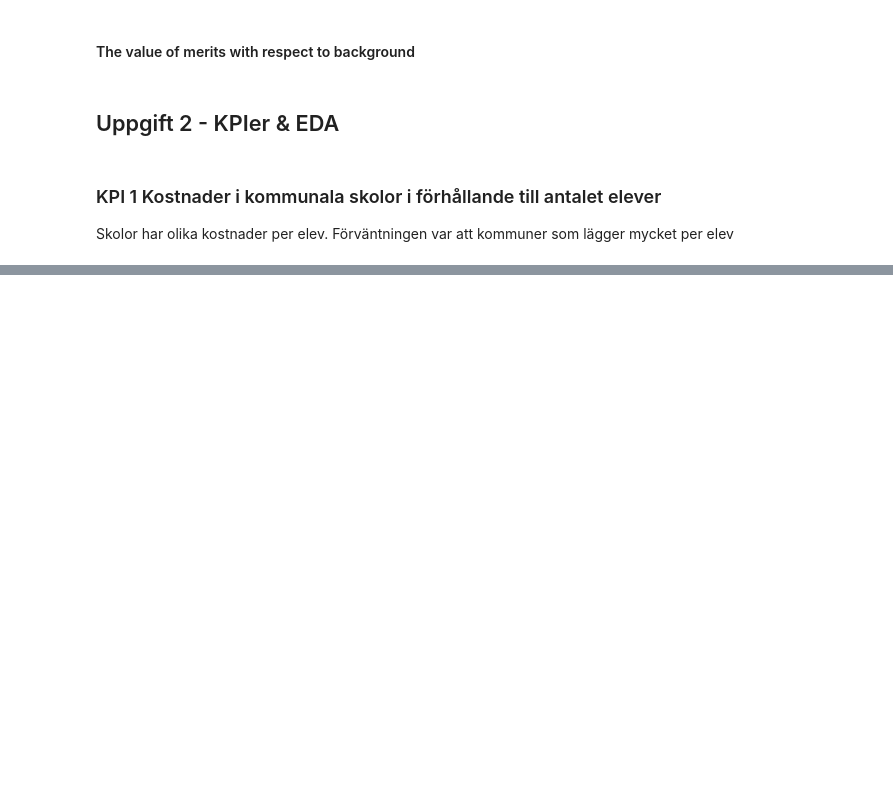
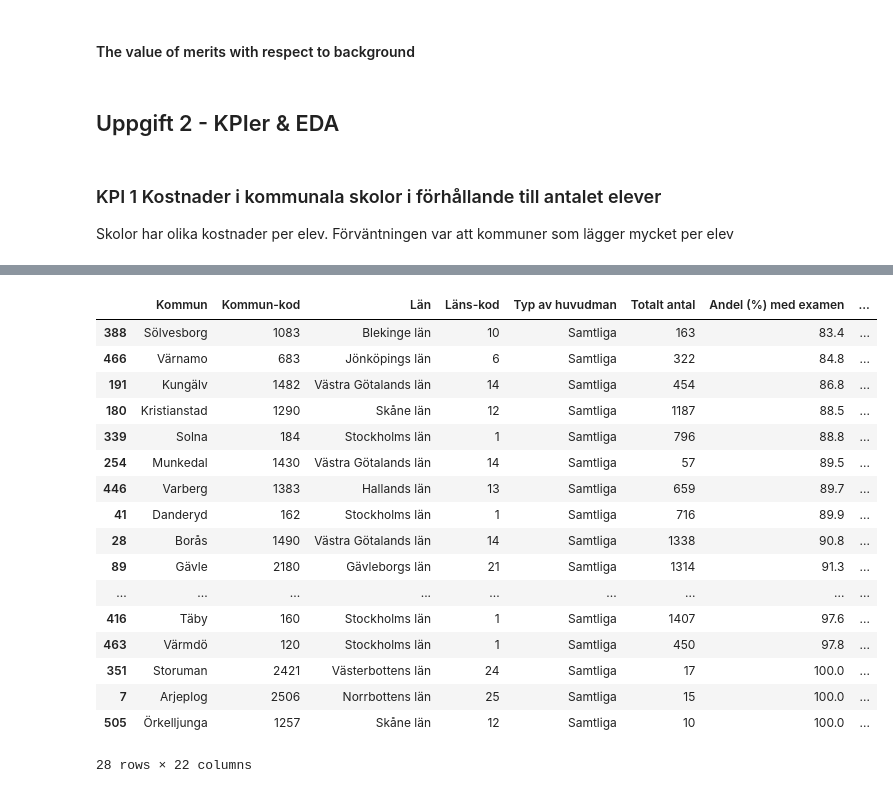
Before and after one commit to danlundh67/PISA-data-processing, a Jupyter notebook: pisa.ipynb, the cells around one changed output, grey strips where cells are left out. Cells and saved outputs as stored; diff of their text form; code cells hidden in the pictures; blank space fills up the shorter version.

```diff
--- a/pisa.ipynb
+++ b/pisa.ipynb
@@ -408,35 +408,42 @@ import plotly.graph_objects as go
 def read_data3(mysheetname):
     df_tmp=pd.read_excel("./Data/Gymnasieskola - Avgångselever, nationella program (fr.o.m. 2013_14) 2023 Kommun.xlsx", sheet_name=mysheetname, skiprows=8)
     df_tmp=df_tmp[df_tmp['Typ av huvudman']=='Kommunal']
-    df_tmp=df_tmp[df_tmp['Kommun'].isin(list(df_selected['Kommun']))]
+    #df_tmp=df_tmp[df_tmp['Kommun'].isin(selectedlist)]
     df_tmp=df_tmp[df_tmp['Andel (%) med examen']!='.']
     df_tmp=df_tmp[df_tmp['Andel (%) med examen']!='..']
     df_tmp=df_tmp[False == df_tmp['Andel (%) med examen'].isnull()]
     df_tmp['Andel (%) med examen']=df_tmp['Andel (%) med examen'].astype(float)
+    df_tmp=df_tmp.sort_values('Andel (%) med examen')
+
     return df_tmp
 
 df_nationella=read_data3('Nationella program')
-
-#df_nationella=df_perform[df_perform['Kommun'].isin(list(df_selected['Kommun']))]
-
 df_högskf=read_data3('Högskoleförberedande program')
 df_yrkes=read_data3('Yrkesprogram')
 
-fig7 = px.bar(df_yrkes, y='Kommun', x=['Andel (%) med examen'],
+df_lownat=df_nationella[-20:]
+df_topnat=df_nationella[:20]
+selectednat=list(df_topnat['Kommun'])+list(df_lownat['Kommun'])
+df_sel_nat=df_nationella[df_nationella['Kommun'].isin(selectednat)]
+#df_nationella=df_perform[df_perform['Kommun'].isin(list(df_selected['Kommun']))]
+
+
+
+fig7 = px.bar(df_sel_nat, y='Kommun', x=['Andel (%) med examen'],
                title="De 10 högsta respektive 10 lägsta kommunerna i kostnaderna per student",
                 barmode='group',
               labels={'Kommun': 'Kommun', 'value':'Totalt per elev'},
               #color = color,
               hover_data={'Kommun': True, 'value': ':5.0f'},
-              category_orders={'Kommun':selectedlist},
+              category_orders={'Kommun':selectednat},
               width=800, height=800)
 
 # ------------------------------- Subplot plotly ----------- from Stackoverflow
-fig8 = make_subplots(rows=1, cols=1)
+# fig8 = make_subplots(rows=1, cols=1)
 
-fig8.add_trace(
-     go.Bar(x=df_nationella['Kommun'],
-            y=df_nationella['Andel (%) med examen'],
+# fig8.add_trace(
+#      go.Bar(x=df_nationella['Kommun'],
+#             y=df_nationella['Andel (%) med examen'],
             #mode="text"
             #text
             #category_orders={'Kommun':selectedlist},
@@ -445,9 +452,9 @@ fig8.add_trace(
 #         mode="markers+text",
 #         text=["Text A", "Text B", "Text C"],
 #         textposition="bottom center"
-     ),
-    row=1, col=1
-)
+#      ),
+#     row=1, col=1
+# )
 
 # fig.add_trace(
 #     go.Scatter(
@@ -490,0 +523,21 @@ df_nationella
+# %%
+df_sel_nat
+# %% [output]
+|  | Kommun | Kommun-kod | Län | Läns-kod | Typ av huvudman | Totalt antal | Andel (%) med examen | ... |
+| 388 | Sölvesborg | 1083 | Blekinge län | 10 | Samtliga | 163 | 83.4 | ... |
+| 466 | Värnamo | 683 | Jönköpings län | 6 | Samtliga | 322 | 84.8 | ... |
+| 191 | Kungälv | 1482 | Västra Götalands län | 14 | Samtliga | 454 | 86.8 | ... |
+| 180 | Kristianstad | 1290 | Skåne län | 12 | Samtliga | 1187 | 88.5 | ... |
+| 339 | Solna | 184 | Stockholms län | 1 | Samtliga | 796 | 88.8 | ... |
+| 254 | Munkedal | 1430 | Västra Götalands län | 14 | Samtliga | 57 | 89.5 | ... |
+| 446 | Varberg | 1383 | Hallands län | 13 | Samtliga | 659 | 89.7 | ... |
+| 41 | Danderyd | 162 | Stockholms län | 1 | Samtliga | 716 | 89.9 | ... |
+| 28 | Borås | 1490 | Västra Götalands län | 14 | Samtliga | 1338 | 90.8 | ... |
+| 89 | Gävle | 2180 | Gävleborgs län | 21 | Samtliga | 1314 | 91.3 | ... |
+| ... | ... | ... | ... | ... | ... | ... | ... | ... |
+| 416 | Täby | 160 | Stockholms län | 1 | Samtliga | 1407 | 97.6 | ... |
+| 463 | Värmdö | 120 | Stockholms län | 1 | Samtliga | 450 | 97.8 | ... |
+| 351 | Storuman | 2421 | Västerbottens län | 24 | Samtliga | 17 | 100.0 | ... |
+| 7 | Arjeplog | 2506 | Norrbottens län | 25 | Samtliga | 15 | 100.0 | ... |
+| 505 | Örkelljunga | 1257 | Skåne län | 12 | Samtliga | 10 | 100.0 | ... |
+28 rows × 22 columns
```
Also changed, not shown: parts of 4 cells of this notebook.
